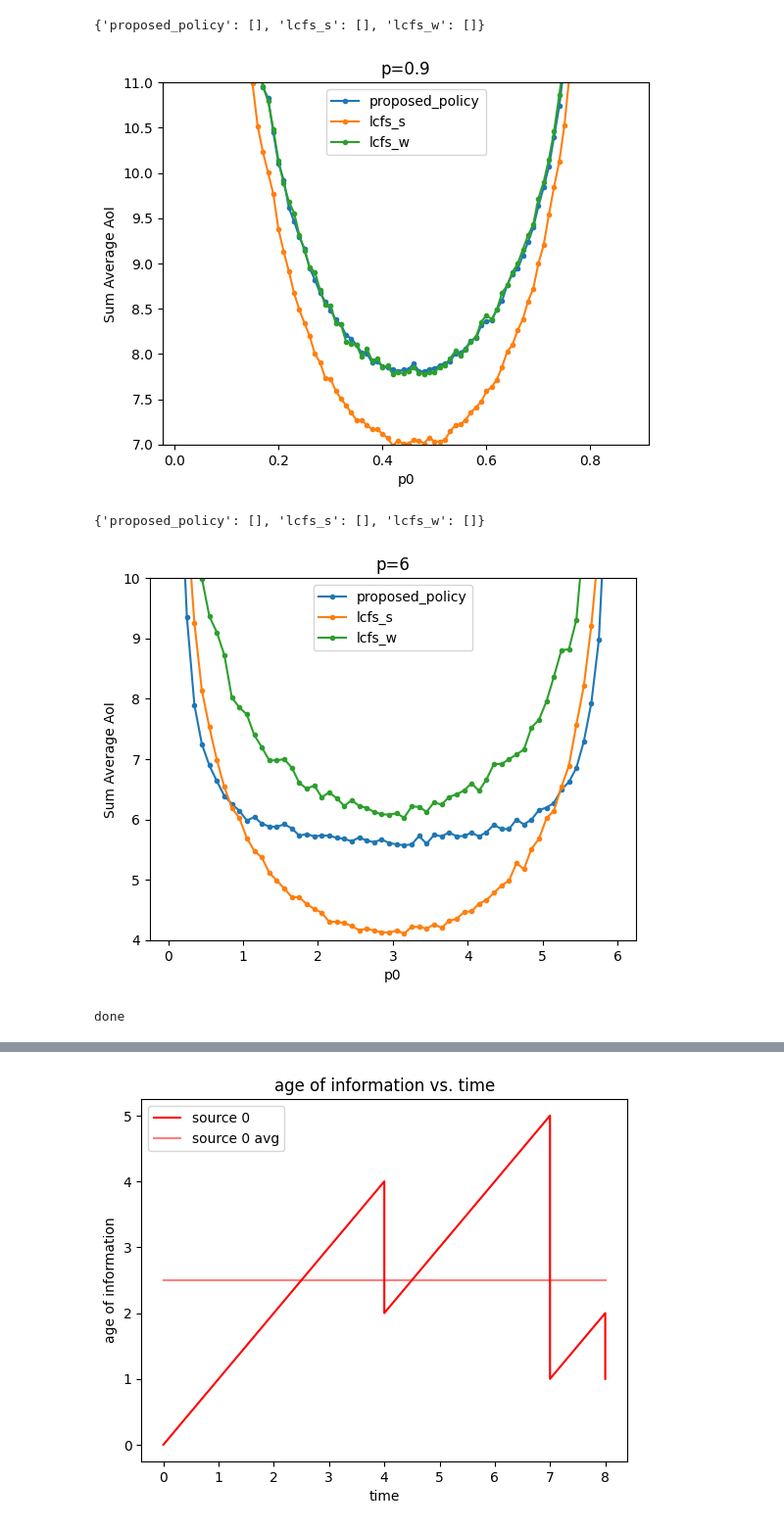
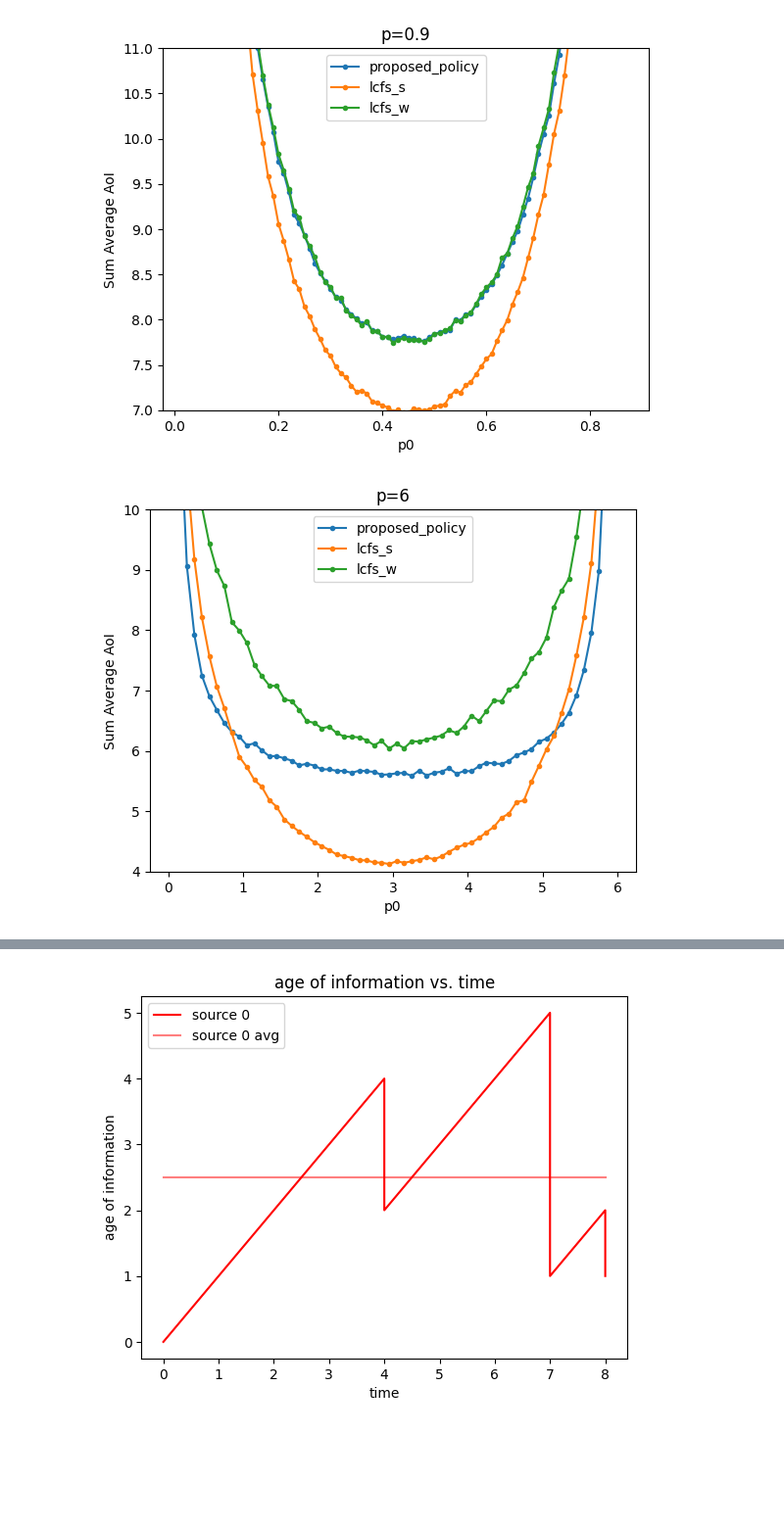
Before and after one commit to Amani-blip/Avg-Age-of-Info, a Jupyter notebook: main.ipynb, the cells around one changed output, grey strips where cells are left out. Shown at 98% size. Saved outputs shown, nothing was run; the diff lists cells and outputs as text; code cells hidden in the pictures; blank space fills up the shorter version.

```diff
--- a/main.ipynb
+++ b/main.ipynb
@@ -10,7 +10,7 @@ POLICIES = [
     ("lcfs_w", LCFS_W())
 ]
 # %%
-def fig2_data(p: float, p0_min: float, p0_max: float, p0_step: float, time: float, ylim=None):
+def fig2(p: float, p0_min: float, p0_max: float, p0_step: float, time: float, ylim=None):
     service_time_mean = 1
     p0 = p0_min
 
@@ -18,11 +18,8 @@ def fig2_data(p: float, p0_min: float, p0_max: float, p0_step: float, time: floa
         policy_name: [] for policy_name, _ in POLICIES
     }
 
-    print(data)
-
     while p0 <= p0_max:
         p1 = p - p0
-        # print(f'p0={p0:.4f},  {p1:.4f}')
 
         packets = sort_packets(
             create_packets(max_arrival_time=time, source=0, arrival_rate=p0, service_time_mean=1, seed=0),
@@ -53,14 +50,11 @@ def fig2_data(p: float, p0_min: float, p0_max: float, p0_step: float, time: floa
     plt.show()
 
     return data
-
-
-fig2_data(p=0.9, p0_min=0.02, p0_max=0.88, p0_step=0.01, time=10_000, ylim=(7, 11))
-fig2_data(p=6, p0_min=0.05, p0_max=5.95, p0_step=0.1, time=10_000, ylim=(4, 10))
-print('done')
-# %% [output]
-{'proposed_policy': [], 'lcfs_s': [], 'lcfs_w': []}
-[figure, removed]
-{'proposed_policy': [], 'lcfs_s': [], 'lcfs_w': []}
-[figure, removed]
-done
+# %%
+data = fig2(p=0.9, p0_min=0.02, p0_max=0.88, p0_step=0.01, time=25_000, ylim=(7, 11))
+# %% [output]
+[figure, added]
+# %%
+data = fig2(p=6, p0_min=0.05, p0_max=5.95, p0_step=0.1, time=25_000, ylim=(4, 10))
+# %% [output]
+[figure, added]
```
Also changed, not shown: parts of 10 cells of this notebook.
